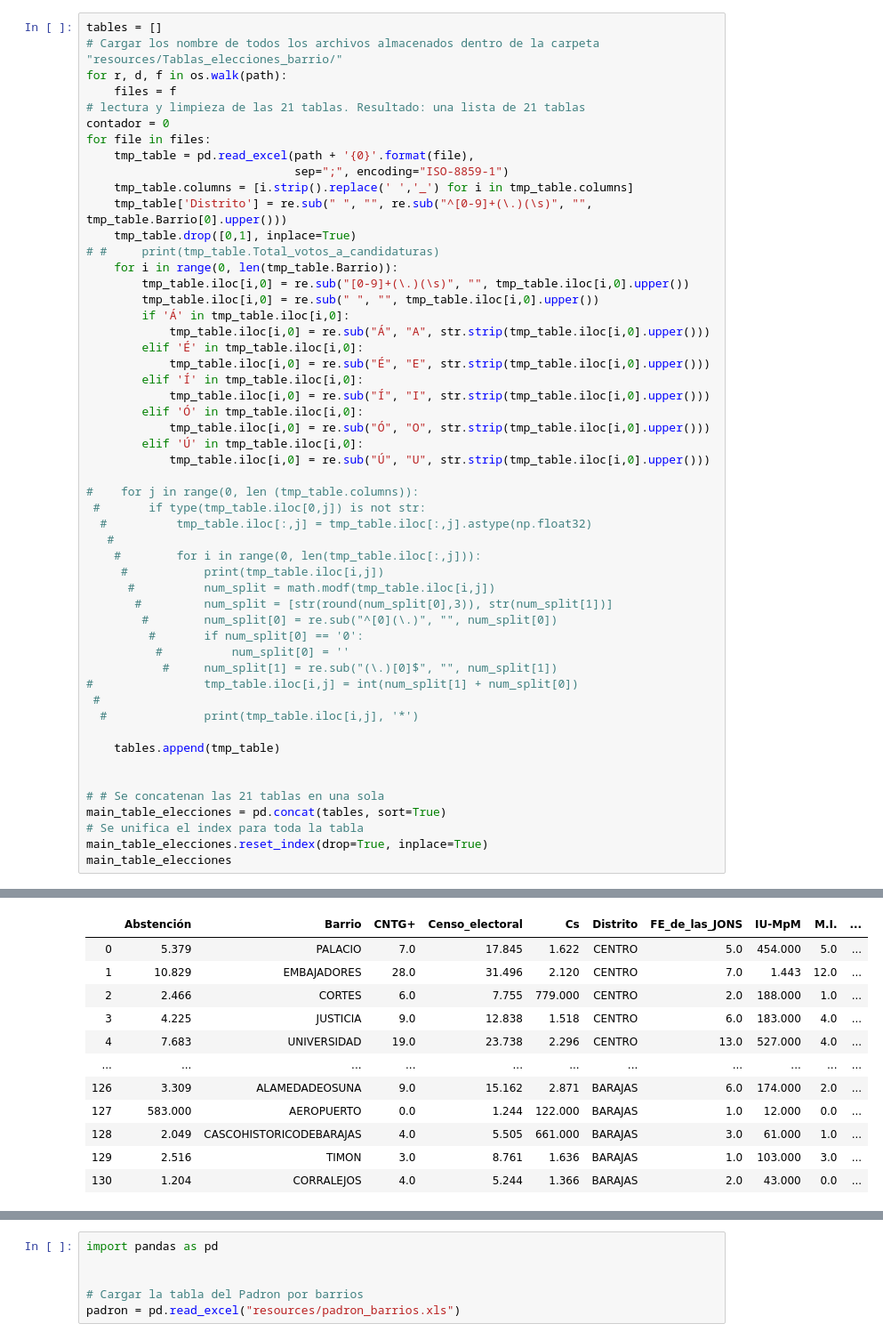
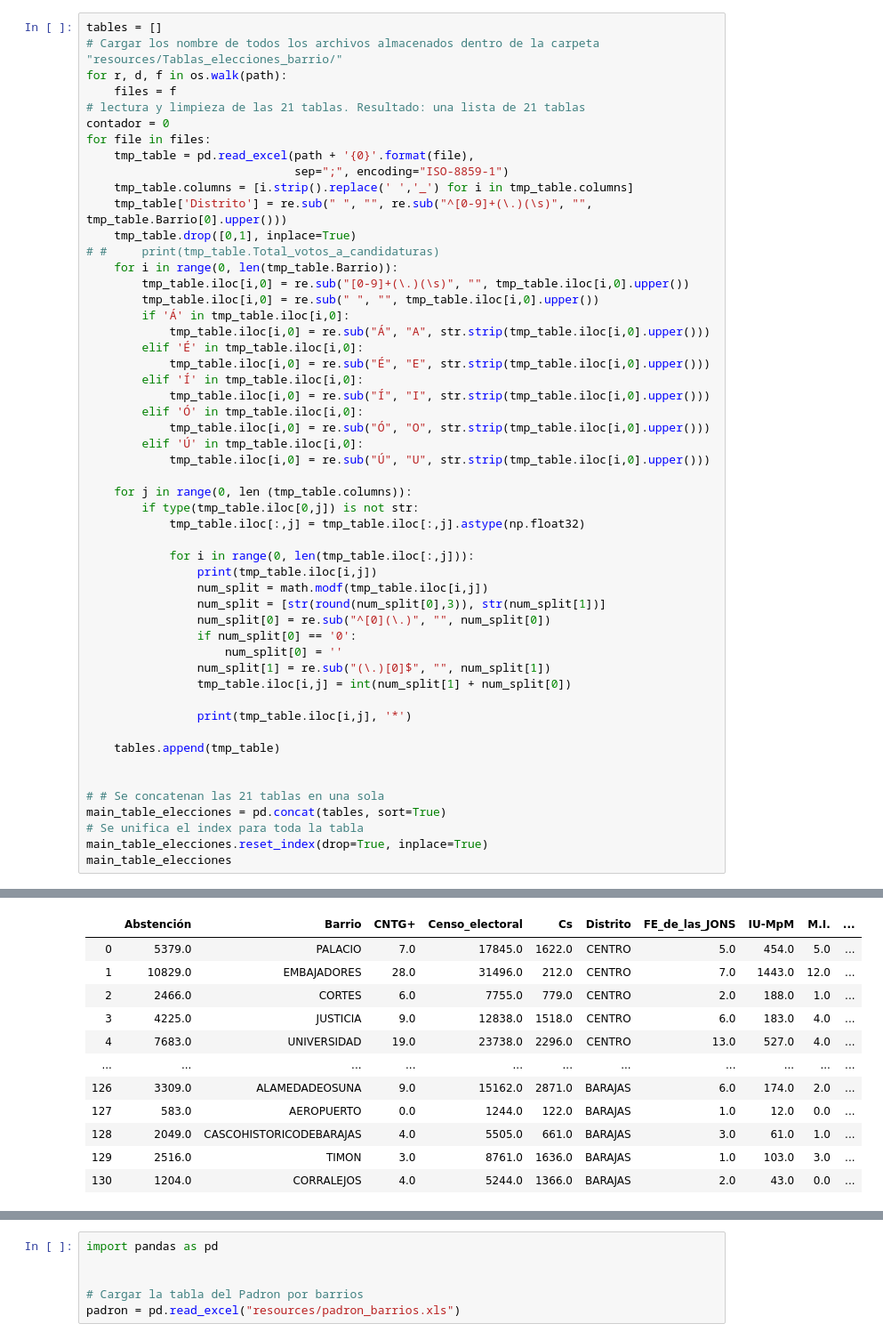
Before and after one commit to InmaLatorre/G3_ProyectoPython, a Jupyter notebook: main_fer.ipynb, the cells around one changed output, grey strips where cells are left out. Shown at 89% size. Saved outputs shown, nothing was run; the diff lists cells and outputs as text.

```diff
--- a/main_fer.ipynb
+++ b/main_fer.ipynb
@@ -35,21 +36,21 @@ for file in files:
         elif 'Ú' in tmp_table.iloc[i,0]:
             tmp_table.iloc[i,0] = re.sub("Ú", "U", str.strip(tmp_table.iloc[i,0].upper()))
 
-#    for j in range(0, len (tmp_table.columns)):
- #       if type(tmp_table.iloc[0,j]) is not str:
-  #          tmp_table.iloc[:,j] = tmp_table.iloc[:,j].astype(np.float32)
-   #
-    #        for i in range(0, len(tmp_table.iloc[:,j])):
-     #           print(tmp_table.iloc[i,j])
-      #          num_split = math.modf(tmp_table.iloc[i,j])
-       #         num_split = [str(round(num_split[0],3)), str(num_split[1])]
-        #        num_split[0] = re.sub("^[0](\.)", "", num_split[0])
-         #       if num_split[0] == '0':
-          #          num_split[0] = ''
-           #     num_split[1] = re.sub("(\.)[0]$", "", num_split[1])
-#                tmp_table.iloc[i,j] = int(num_split[1] + num_split[0])
- #
-  #              print(tmp_table.iloc[i,j], '*')
+    for j in range(0, len (tmp_table.columns)):
+        if type(tmp_table.iloc[0,j]) is not str:
+            tmp_table.iloc[:,j] = tmp_table.iloc[:,j].astype(np.float32)
+
+            for i in range(0, len(tmp_table.iloc[:,j])):
+                print(tmp_table.iloc[i,j])
+                num_split = math.modf(tmp_table.iloc[i,j])
+                num_split = [str(round(num_split[0],3)), str(num_split[1])]
+                num_split[0] = re.sub("^[0](\.)", "", num_split[0])
+                if num_split[0] == '0':
+                    num_split[0] = ''
+                num_split[1] = re.sub("(\.)[0]$", "", num_split[1])
+                tmp_table.iloc[i,j] = int(num_split[1] + num_split[0])
+
+                print(tmp_table.iloc[i,j], '*')
 
     tables.append(tmp_table)
 
@@ -63,12 +81,12 @@ main_table_elecciones
 |  | Abstención | Barrio | CNTG+ | Censo_electoral | Cs | Distrito | FE_de_las_JONS | IU-MpM | M.I. | ... |
-| 0 | 5.379 | PALACIO | 7.0 | 17.845 | 1.622 | CENTRO | 5.0 | 454.000 | 5.0 | ... |
-| 1 | 10.829 | EMBAJADORES | 28.0 | 31.496 | 2.120 | CENTRO | 7.0 | 1.443 | 12.0 | ... |
-| 2 | 2.466 | CORTES | 6.0 | 7.755 | 779.000 | CENTRO | 2.0 | 188.000 | 1.0 | ... |
-| 3 | 4.225 | JUSTICIA | 9.0 | 12.838 | 1.518 | CENTRO | 6.0 | 183.000 | 4.0 | ... |
-| 4 | 7.683 | UNIVERSIDAD | 19.0 | 23.738 | 2.296 | CENTRO | 13.0 | 527.000 | 4.0 | ... |
+| 0 | 5379.0 | PALACIO | 7.0 | 17845.0 | 1622.0 | CENTRO | 5.0 | 454.0 | 5.0 | ... |
+| 1 | 10829.0 | EMBAJADORES | 28.0 | 31496.0 | 212.0 | CENTRO | 7.0 | 1443.0 | 12.0 | ... |
+| 2 | 2466.0 | CORTES | 6.0 | 7755.0 | 779.0 | CENTRO | 2.0 | 188.0 | 1.0 | ... |
+| 3 | 4225.0 | JUSTICIA | 9.0 | 12838.0 | 1518.0 | CENTRO | 6.0 | 183.0 | 4.0 | ... |
+| 4 | 7683.0 | UNIVERSIDAD | 19.0 | 23738.0 | 2296.0 | CENTRO | 13.0 | 527.0 | 4.0 | ... |
 | ... | ... | ... | ... | ... | ... | ... | ... | ... | ... | ... |
-| 126 | 3.309 | ALAMEDADEOSUNA | 9.0 | 15.162 | 2.871 | BARAJAS | 6.0 | 174.000 | 2.0 | ... |
-| 127 | 583.000 | AEROPUERTO | 0.0 | 1.244 | 122.000 | BARAJAS | 1.0 | 12.000 | 0.0 | ... |
-| 128 | 2.049 | CASCOHISTORICODEBARAJAS | 4.0 | 5.505 | 661.000 | BARAJAS | 3.0 | 61.000 | 1.0 | ... |
-| 129 | 2.516 | TIMON | 3.0 | 8.761 | 1.636 | BARAJAS | 1.0 | 103.000 | 3.0 | ... |
-| 130 | 1.204 | CORRALEJOS | 4.0 | 5.244 | 1.366 | BARAJAS | 2.0 | 43.000 | 0.0 | ... |
+| 126 | 3309.0 | ALAMEDADEOSUNA | 9.0 | 15162.0 | 2871.0 | BARAJAS | 6.0 | 174.0 | 2.0 | ... |
+| 127 | 583.0 | AEROPUERTO | 0.0 | 1244.0 | 122.0 | BARAJAS | 1.0 | 12.0 | 0.0 | ... |
+| 128 | 2049.0 | CASCOHISTORICODEBARAJAS | 4.0 | 5505.0 | 661.0 | BARAJAS | 3.0 | 61.0 | 1.0 | ... |
+| 129 | 2516.0 | TIMON | 3.0 | 8761.0 | 1636.0 | BARAJAS | 1.0 | 103.0 | 3.0 | ... |
+| 130 | 1204.0 | CORRALEJOS | 4.0 | 5244.0 | 1366.0 | BARAJAS | 2.0 | 43.0 | 0.0 | ... |
```
Also changed, not shown: parts of 4 cells of this notebook.
